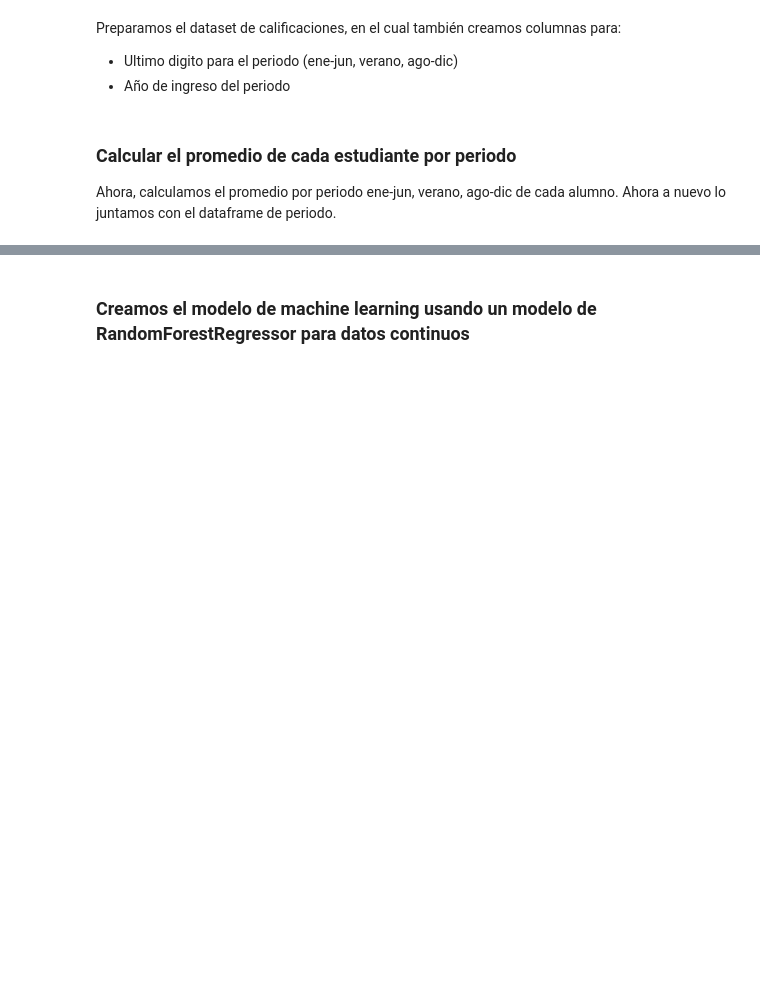
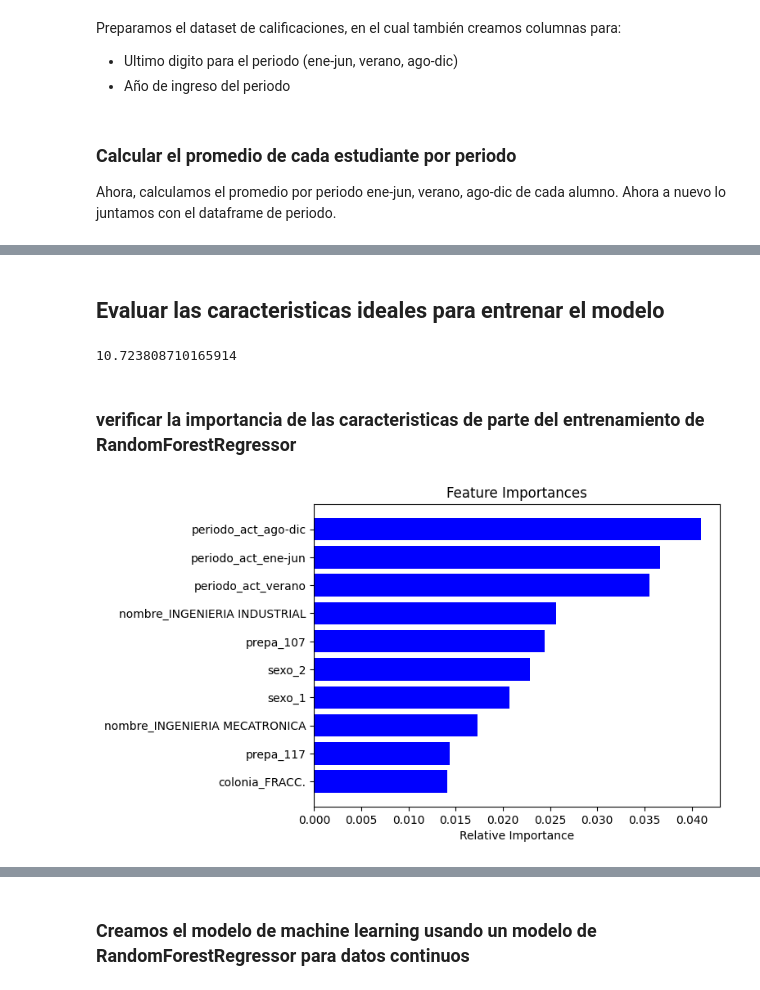
Before and after one commit to KingSplatt/Data-Analysis, a Jupyter notebook: data-analysis.ipynb, the cells around one changed output, grey strips where cells are left out. Saved outputs shown, nothing was run; the diff lists cells and outputs as text; code cells hidden in the pictures; blank space fills up the shorter version.

```diff
--- a/data-analysis.ipynb
+++ b/data-analysis.ipynb
@@ -237,0 +246,46 @@ dataperiodos = pd.merge(nuevo,promedio,how='inner',on=['clave_alumno'])
+# %% [markdown]
+## Evaluar las caracteristicas ideales para entrenar el modelo
+# %%
+#Usaremos el metodo de seleccion llamado embebidos
+dataperiodos
+
+from sklearn.ensemble import RandomForestRegressor
+from sklearn.model_selection import train_test_split
+from sklearn.metrics import mean_absolute_error
+
+#Caracteristicas
+
+caracteristicas = ['clave_alumno','clave_carrera','sexo','prepa','colonia','municipio','ciudad','causa_salida','clave','nombre','corto','ultimo_digito','periodo','anio_ingreso','periodo_act','anio_ingreso_periodo']
+#Variable objetivo
+y = dataperiodos['promedio']
+
+#Codificar las variables categoricas
+X_encoded = pd.get_dummies(X, columns=['sexo','prepa','colonia','municipio','ciudad','nombre','periodo_act'])
+
+#Dvidir los datos en entrenamiento y prueba
+X_train, X_test, y_train, y_test = train_test_split(X_encoded, y, test_size=0.2, random_state=42)
+
+#Entrenamiento del modelo
+model = RandomForestRegressor(n_estimators=50, random_state=42)
+model.fit(X_train, y_train)
+
+#Prediccion
+y_pred = model.predict(X_test)
+print(mean_absolute_error(y_test, y_pred))
+# %% [output]
+10.723808710165914
+# %% [markdown]
+### verificar la importancia de las caracteristicas de parte del entrenamiento de RandomForestRegressor
+# %%
+#verificar las variables mas importantes de parte del modelo
+importances = model.feature_importances_
+#ver por columnas las variables mas importantes
+features = X_train.columns
+indices = np.argsort(importances)[-10:]
+plt.title('Feature Importances')
+plt.barh(range(len(indices)), importances[indices], color='b', align='center')
+plt.yticks(range(len(indices)), [features[i] for i in indices])
+plt.xlabel('Relative Importance')
+plt.show()
+# %% [output]
+[figure, added]
```
Also changed, not shown: parts of 6 cells of this notebook.
